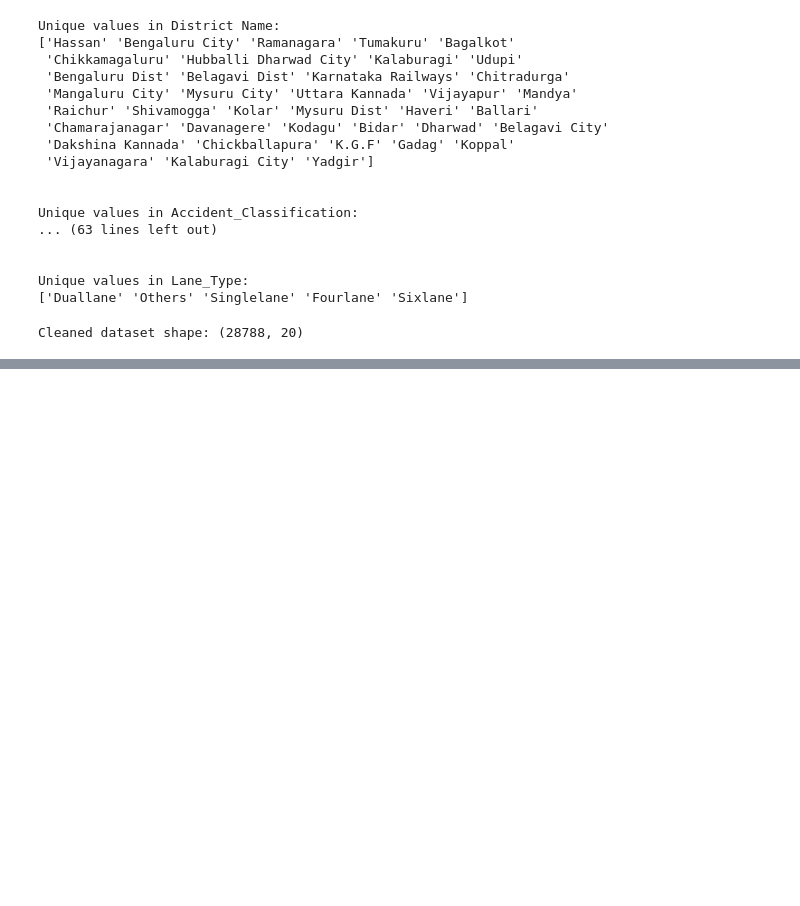
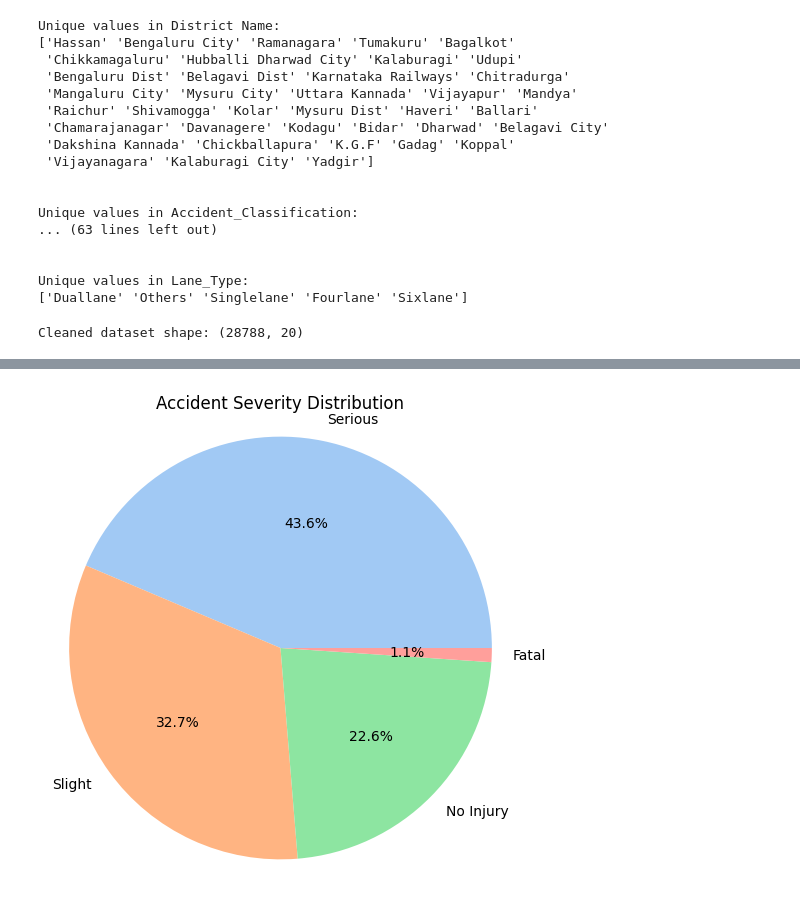
Before and after one commit to Soumashree-Das/Data_drift_srijan_ju, a Jupyter notebook: Untitled.ipynb, the cells around one changed output, grey strips where cells are left out. Drawn from its saved outputs; the diff is of its cells as text; code cells hidden in the pictures; blank space fills up the shorter version.

```diff
--- a/Untitled.ipynb
+++ b/Untitled.ipynb
@@ -193,0 +214,10 @@ Cleaned dataset shape: (28788, 20)
+# %%
+severity_counts = data_cleaned['Accident Severity'].value_counts()
+
+plt.figure(figsize=(6,6))
+plt.pie(severity_counts, labels=severity_counts.index, autopct='%1.1f%%', colors=sns.color_palette('pastel'))
+plt.title('Accident Severity Distribution')
+plt.axis('equal')
+plt.show()
+# %% [output]
+[figure, added]
```
Also changed, not shown: parts of 2 cells of this notebook.
